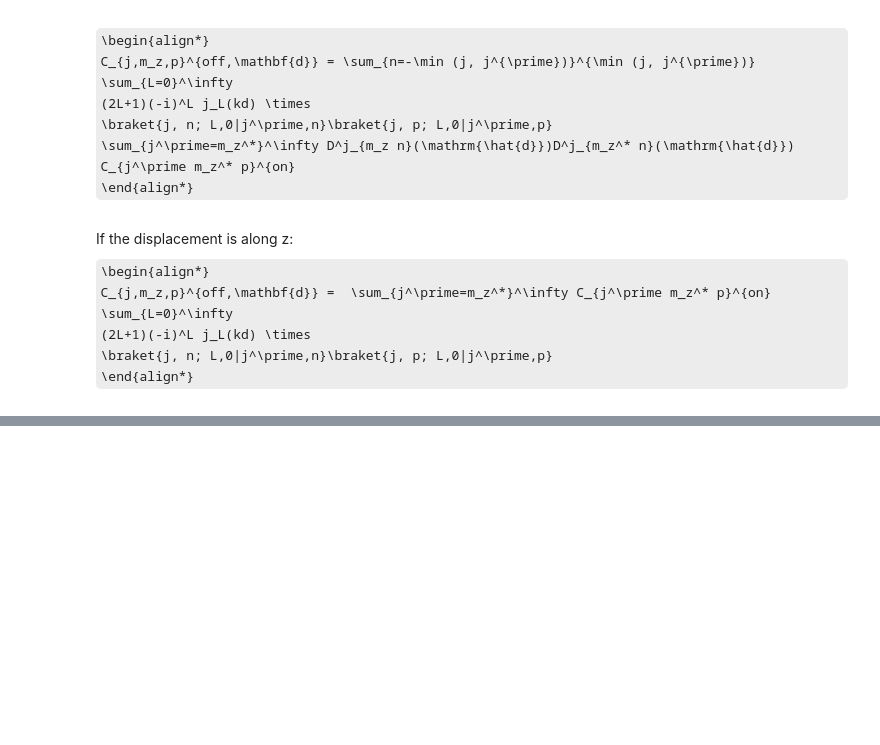
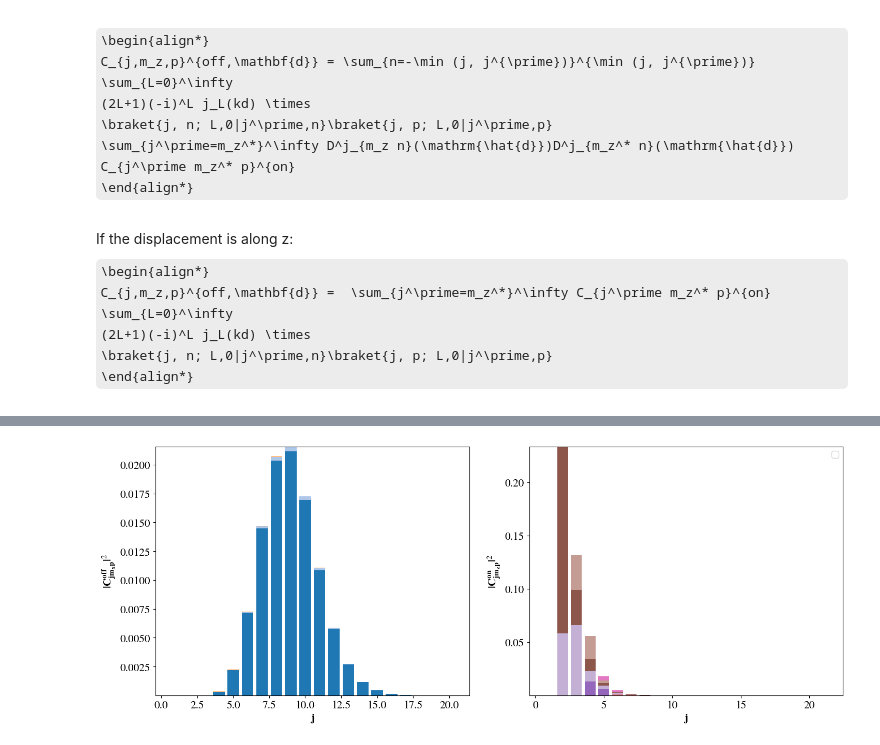
Before and after one commit to joakimpugesgaard/PyScatter, a Jupyter notebook: displaced_beams.ipynb, the cells around one changed output, grey strips where cells are left out. Saved outputs shown, nothing was run; the diff lists cells and outputs as text; code cells hidden in the pictures; some formulas as TeX source; blank space fills up the shorter version.

Commit message:
with x transform

```diff
--- a/displaced_beams.ipynb
+++ b/displaced_beams.ipynb
@@ -438,0 +487,66 @@ plt.show()
+# %%
+C_off_mx = transform_to_mx_basis(Gjmp, jmax)
+C_off_mx = np.abs(C_off_mx)**2
+# %%
+C_on_mx = np.zeros((jmax + 1, 2 * jmax + 1), dtype=np.complex128)
+for j in range(jmax + 1):
+    m_vals = np.arange(-j, j + 1)
+    for idx, mx in enumerate(m_vals):
+        d = d_jmp(j, mx, p, -np.pi / 2)
+        C_on_mx[j, jmax + mx] = d * C_on[j]
+# %%
+# Plot stacked histogram and C_on in a (1, 2) subplot
+fig, ax = plt.subplots(1, 2, figsize=(15, 6))
+
+# Transpose C_off_mx to stack along the rows
+C_off_mx_transposed = C_off_mx.T
+
+# Define more distinctive colors using the tab20 colormap
+colors = plt.cm.tab20(np.linspace(0, 1, C_off_mx_transposed.shape[0]))
+
+# Create the stacked histogram in the first subplot
+ax[0].bar(np.arange(1, C_off_mx_transposed.shape[1] + 1),
+    C_off_mx_transposed[0].real,
+    color=colors[0]
+)
+for i in range(1, C_off_mx_transposed.shape[0]):
+    ax[0].bar(
+        np.arange(1, C_off_mx_transposed.shape[1] + 1),
+        C_off_mx_transposed[i].real,
+        bottom=np.sum(C_off_mx_transposed[:i].real, axis=0),
+        color=colors[i]
+    )
+
+# Add title and axis labels for the first subplot
+ax[0].set_xlabel('j', fontsize=15)
+ax[0].set_ylabel(r"$\mathbf{|C^{off}_{jm_xp}|}^2$", fontsize=15)
+
+# Stack C_on_mx equivalently in the second subplot
+C_on_mx_stacked = np.array([np.abs(C_on_mx[j])**2 for j in range(len(C_on_mx))]).T
+
+# Define more distinctive colors using the tab20 colormap
+colors_on_mx = plt.cm.tab20(np.linspace(0, 1, C_on_mx_stacked.shape[0]))
+
+# Create the stacked histogram for C_on_mx
+ax[1].bar(np.arange(1, C_on_mx_stacked.shape[1] + 1),
+    C_on_mx_stacked[0],
+    color=colors_on_mx[0]
+)
+for i in range(1, C_on_mx_stacked.shape[0]):
+    ax[1].bar(
+        np.arange(1, C_on_mx_stacked.shape[1] + 1),
+        C_on_mx_stacked[i],
+        bottom=np.sum(C_on_mx_stacked[:i], axis=0),
+        color=colors_on_mx[i]
+    )
+
+# Add title, axis labels, and legend for the second subplot
+ax[1].set_xlabel('j', fontsize=15)
+ax[1].set_ylabel(r"$\mathbf{|C^{on}_{jm_zp}|}^2$", fontsize=15)
+ax[1].legend(fontsize=12)
+
+# Adjust layout and show the plot
+fig.tight_layout()
+plt.show()
+# %% [output]
+[figure, added]
```
Also changed, not shown: parts of 22 cells of this notebook.
